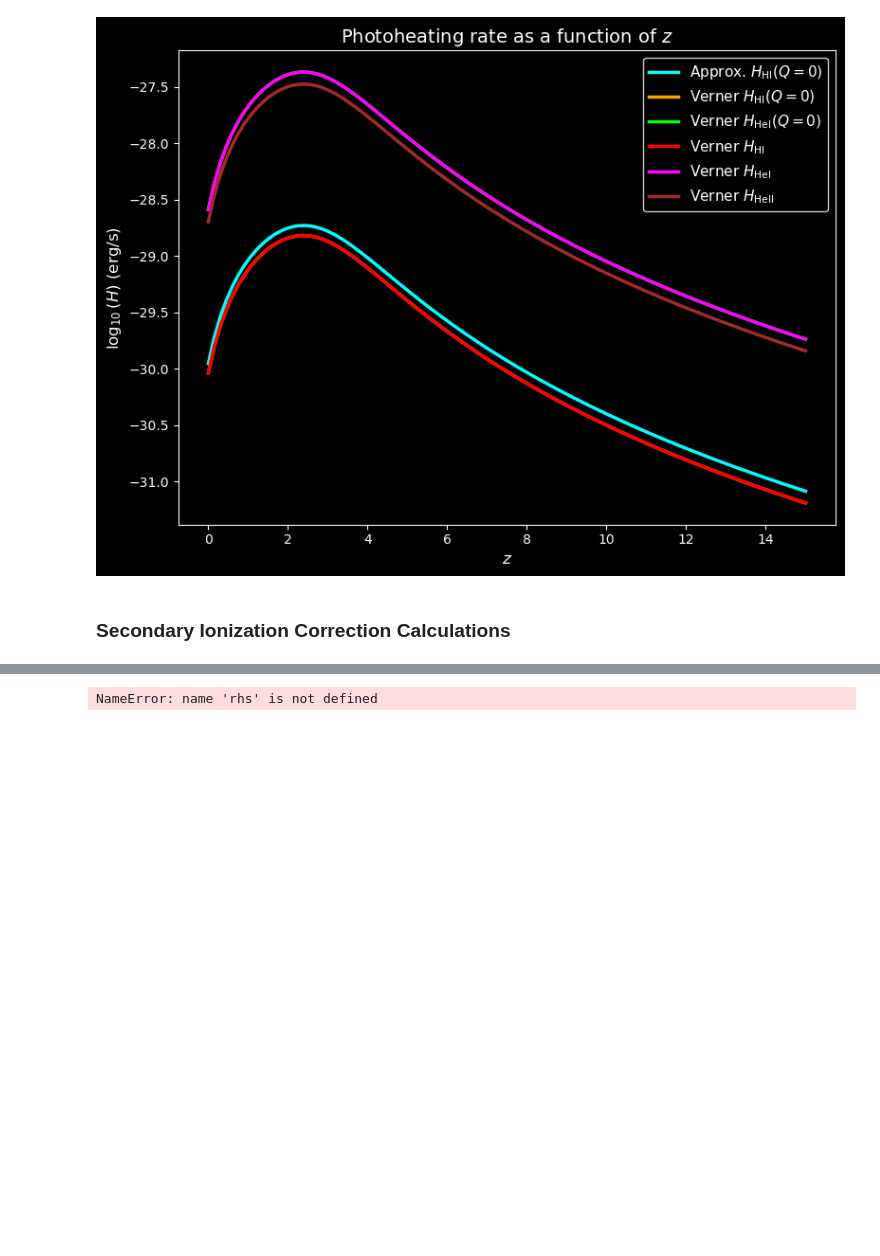
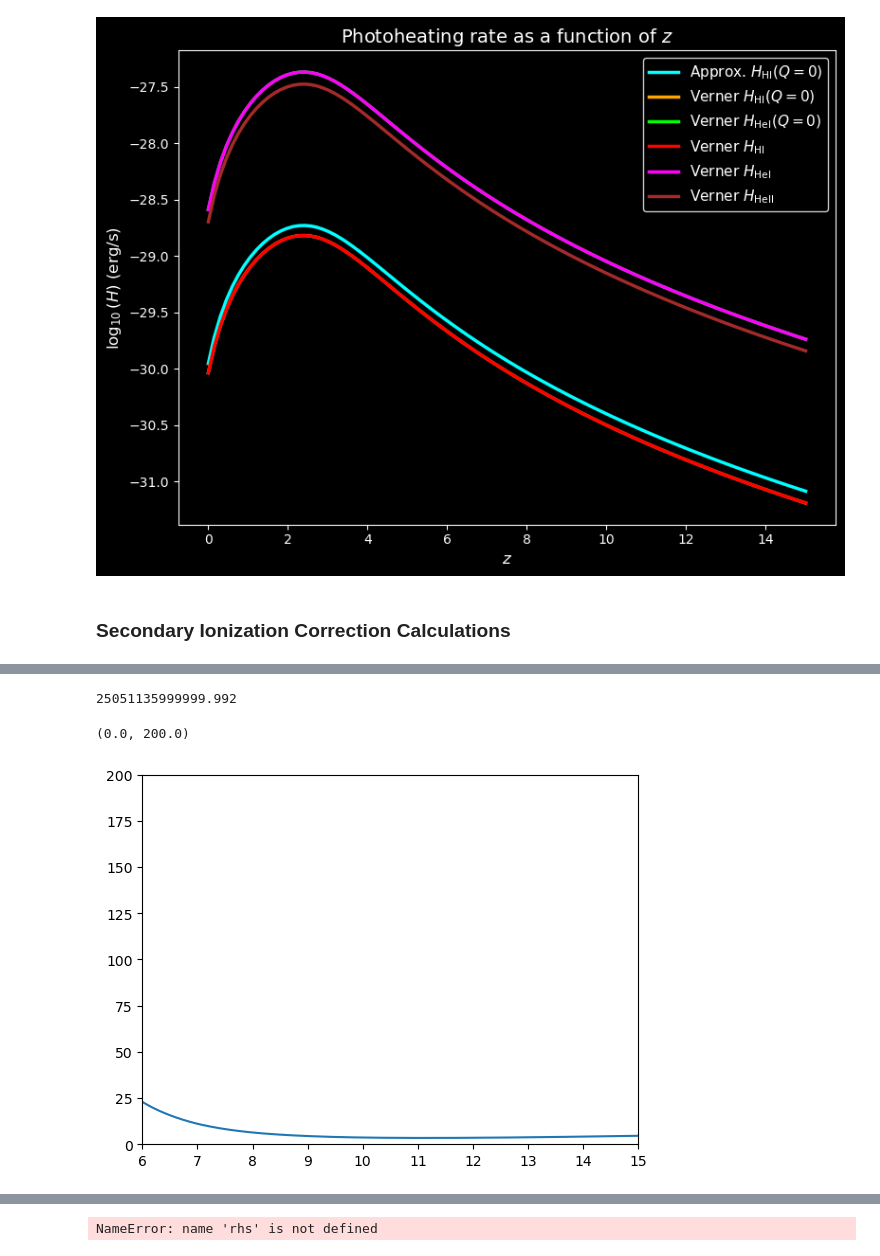
Before and after one commit to ysvaditya05/Galaxy-Formation, a Jupyter notebook: Notebooks/XRay_Heating.ipynb, the cells around one changed output, grey strips where cells are left out. Cells and saved outputs as stored; diff of their text form; code cells hidden in the pictures; blank space fills up the shorter version.

Commit message:
Partial X-ray heating updates

```diff
--- a/Notebooks/XRay_Heating.ipynb
+++ b/Notebooks/XRay_Heating.ipynb
@@ -1667,0 +1709,24 @@ def FullHeating_RHS(z, Y):
+# %%
+Y0 = [4.6, 0.9999, 0.9999, 10 ** (-4)]
+
+sol_fullTemp = solve_ivp(
+    FullHeating_RHS,
+    t_span=(15, 0),
+    y0=Y0,
+    dense_output=True
+)
+
+z_fullheating = np.linspace(15, 0, 500)
+T_K_FH, x_HI_FH, x_HeI_FH, x_HeII_FH = sol_fullTemp.sol(z_fullheating)
+# %%
+rho_b = Om_b * rho_c * (1 + 15)**3
+print(rho_b)
+# %% [output]
+25051135999999.992
+# %%
+plt.plot(z_fullheating, T_K_FH)
+plt.xlim(6, 15)
+plt.ylim(0, 200)
+# %% [output]
+(0.0, 200.0)
+[figure, added]
```
Also changed, not shown: parts of 6 cells of this notebook, 1 other file.
